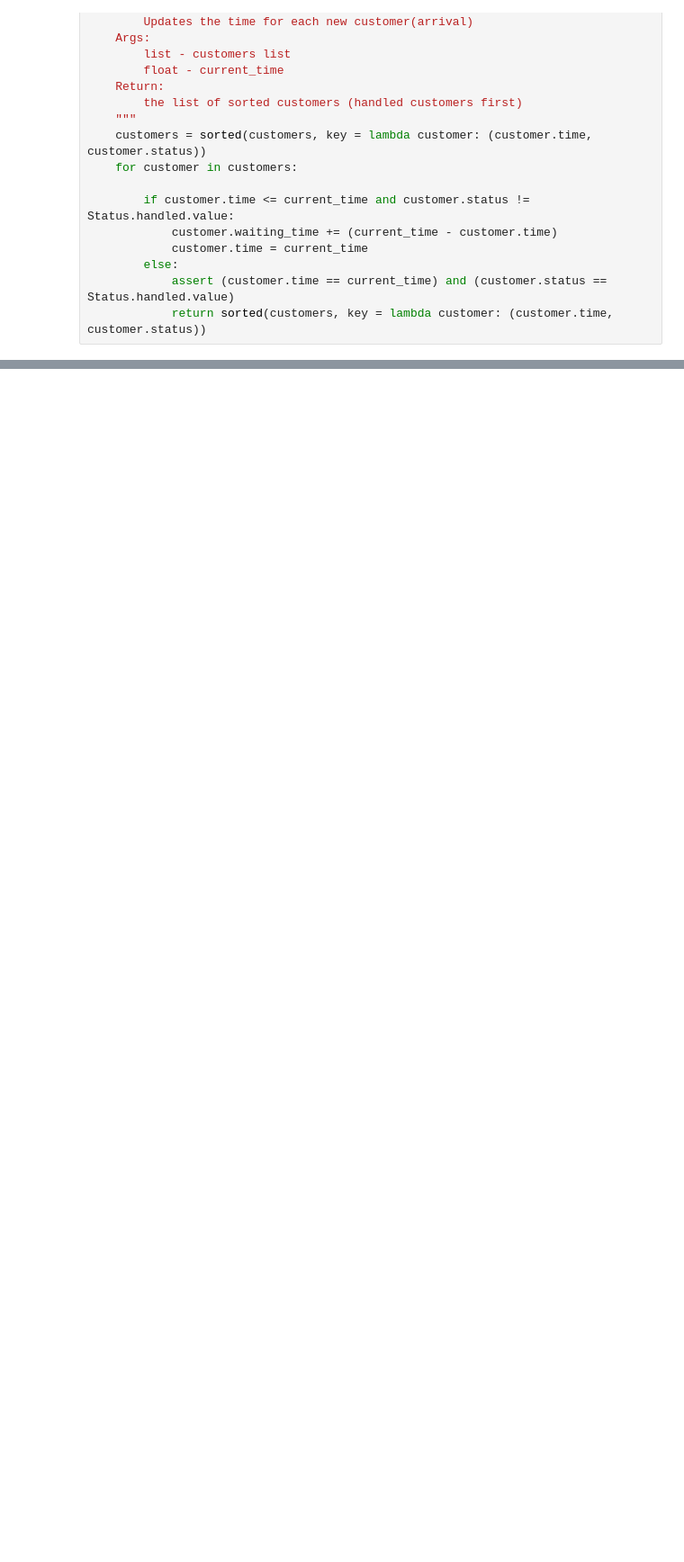
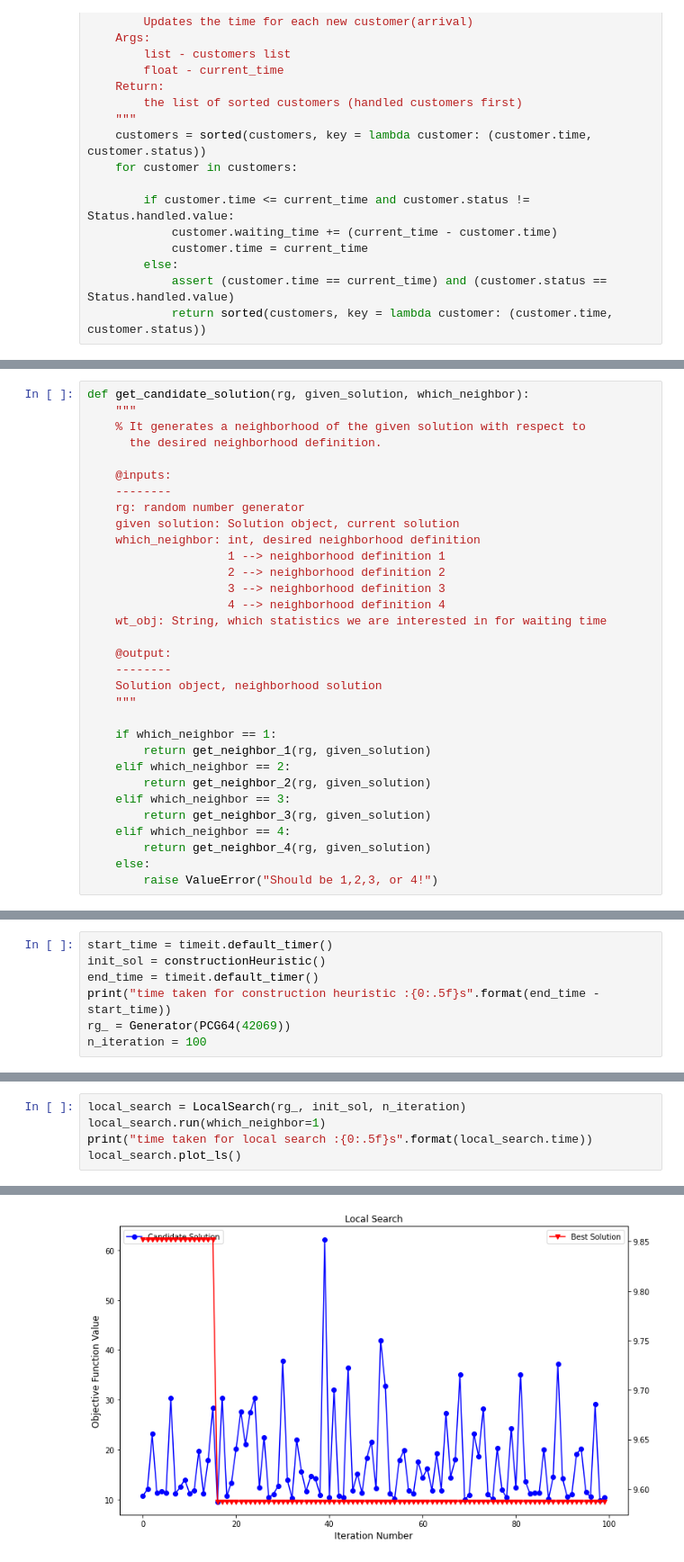
Before and after one commit to TengXu94/simulation-and-optimization, a Jupyter notebook: group_5_project/Group_5_Simulation.ipynb, the cells around one changed output, grey strips where cells are left out. Shown: that part at 90% size. Cells and saved outputs as stored; diff of their text form; blank space fills up the shorter version.

```diff
--- a/group_5_project/Group_5_Simulation.ipynb
+++ b/group_5_project/Group_5_Simulation.ipynb
@@ -857,0 +987,32 @@ while not converged:
+# %%
+def get_candidate_solution(rg, given_solution, which_neighbor):
+    """
+    % It generates a neighborhood of the given solution with respect to
+      the desired neighborhood definition.
+
+    @inputs:
+    --------
+    rg: random number generator
+    given solution: Solution object, current solution
+    which_neighbor: int, desired neighborhood definition
+                    1 --> neighborhood definition 1
+                    2 --> neighborhood definition 2
+                    3 --> neighborhood definition 3
+                    4 --> neighborhood definition 4
+    wt_obj: String, which statistics we are interested in for waiting time
+
+    @output:
+    --------
+    Solution object, neighborhood solution
+    """
+
+    if which_neighbor == 1:
+        return get_neighbor_1(rg, given_solution)
+    elif which_neighbor == 2:
+        return get_neighbor_2(rg, given_solution)
+    elif which_neighbor == 3:
+        return get_neighbor_3(rg, given_solution)
+    elif which_neighbor == 4:
+        return get_neighbor_4(rg, given_solution)
+    else:
+        raise ValueError("Should be 1,2,3, or 4!")
@@ -857,0 +1400,7 @@ while not converged:
+# %%
+start_time = timeit.default_timer()
+init_sol = constructionHeuristic()
+end_time = timeit.default_timer()
+print("time taken for construction heuristic :{0:.5f}s".format(end_time - start_time))
+rg_ = Generator(PCG64(42069))
+n_iteration = 100
@@ -857,0 +1413,6 @@ while not converged:
+# %%
+local_search = LocalSearch(rg_, init_sol, n_iteration)
+local_search.run(which_neighbor=1)
+print("time taken for local search :{0:.5f}s".format(local_search.time))
+local_search.plot_ls()
+# %% [output]
@@ -857,0 +1420 @@ while not converged:
+[figure, added]
```
Also changed, not shown: parts of 58 cells of this notebook, 3 other files.
